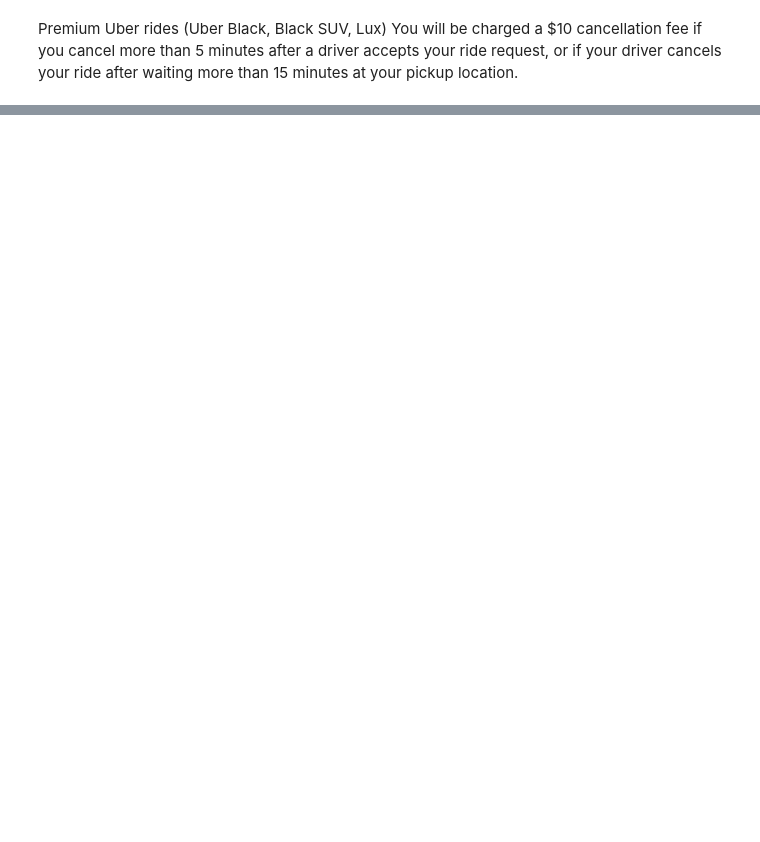
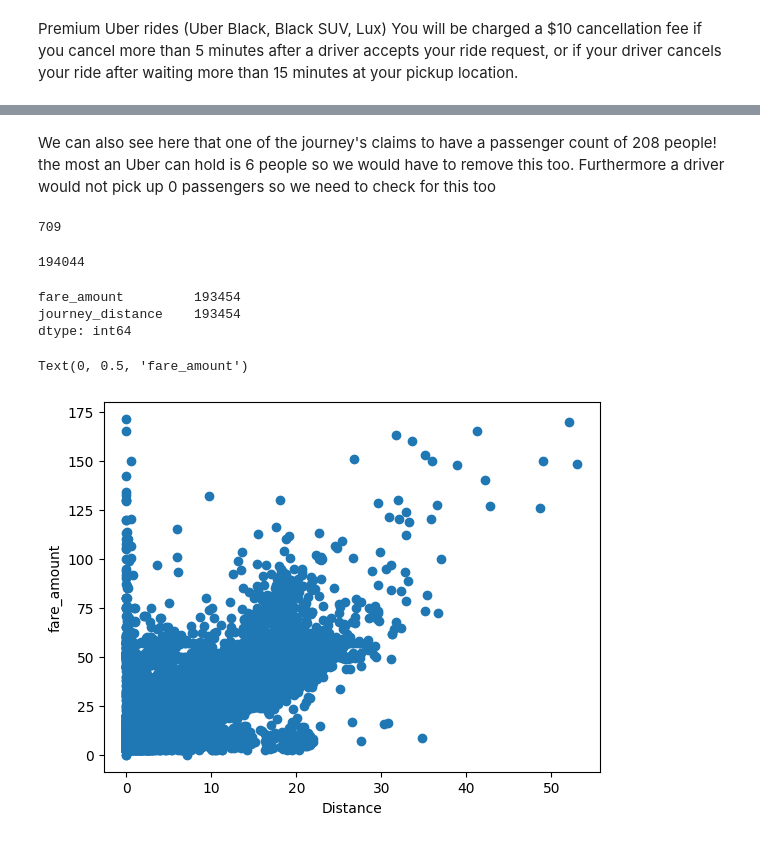
Before and after one commit to Eros-code/apache-spark-practice, a Jupyter notebook: uber-analysis.ipynb, the cells around one changed output, grey strips where cells are left out. Saved outputs shown, nothing was run; the diff lists cells and outputs as text; code cells hidden in the pictures; blank space fills up the shorter version.

```diff
--- a/uber-analysis.ipynb
+++ b/uber-analysis.ipynb
@@ -265,0 +284,13 @@ You will be charged a $10 cancellation fee if you cancel more than 5 minutes aft
+# %% [markdown]
+We can also see here that one of the journey's claims to have a passenger count of 208 people! the most an Uber can hold is 6 people so we would have to remove this too. Furthermore a driver would not pick up 0 passengers so we need to check for this too
+# %%
+df_journey.select(df_journey["passenger_count"]).filter(df_journey["passenger_count"] < 1).count()
+# %% [output]
+709
+# %%
+df_journey.createOrReplaceTempView("distance_table")
+
+sqlDF = spark.sql("SELECT fare_amount, journey_distance FROM mytable WHERE journey_distance > 0 and fare_amount > 0 and passenger_count < 7 and passenger_count > 0")
+sqlDF.count()
+# %% [output]
+194044
@@ -265,0 +299,14 @@ You will be charged a $10 cancellation fee if you cancel more than 5 minutes aft
+# %%
+disfare_df = sqlDF.filter(sqlDF.fare_amount < 175)
+disfare_df = disfare_df.filter(disfare_df.journey_distance < 60).toPandas()
+# %%
+print(disfare_df.count())
+plt.scatter(disfare_df.journey_distance, disfare_df.fare_amount)
+plt.xlabel("Distance")
+plt.ylabel("fare_amount")
+# %% [output]
+fare_amount         193454
+journey_distance    193454
+dtype: int64
+Text(0, 0.5, 'fare_amount')
+[figure, added]
```
Also changed, not shown: parts of 9 cells of this notebook.
